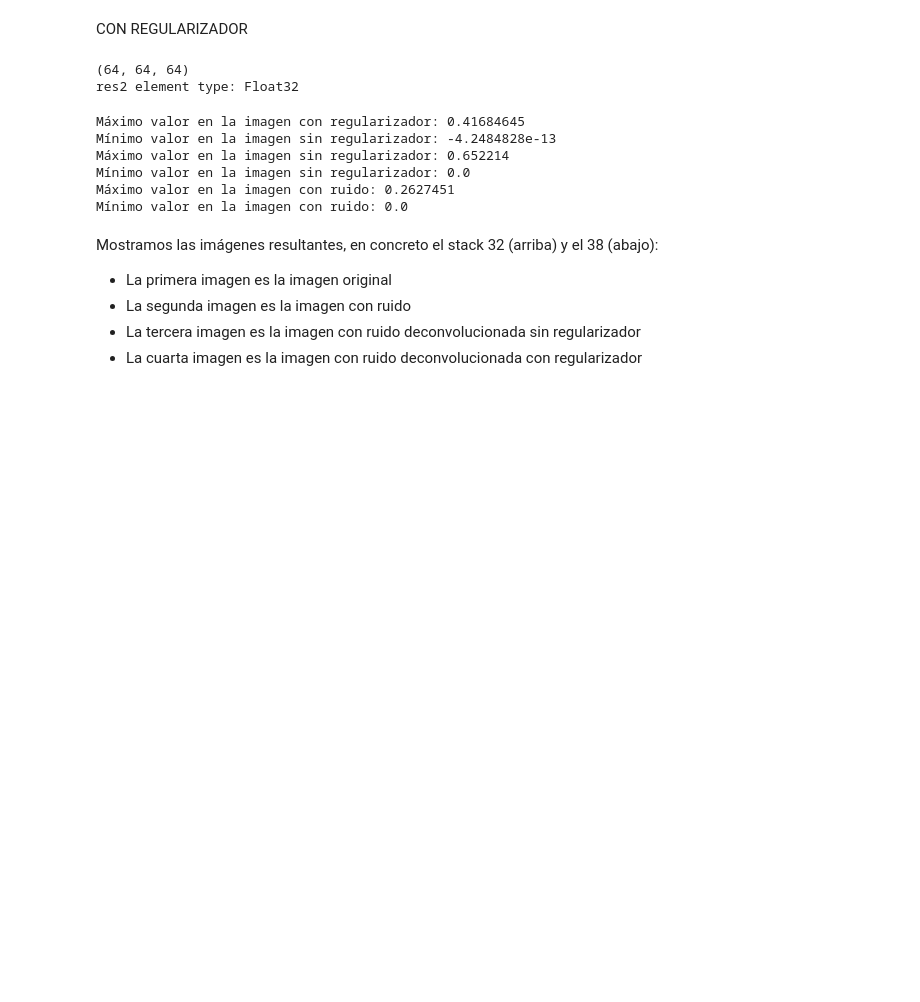
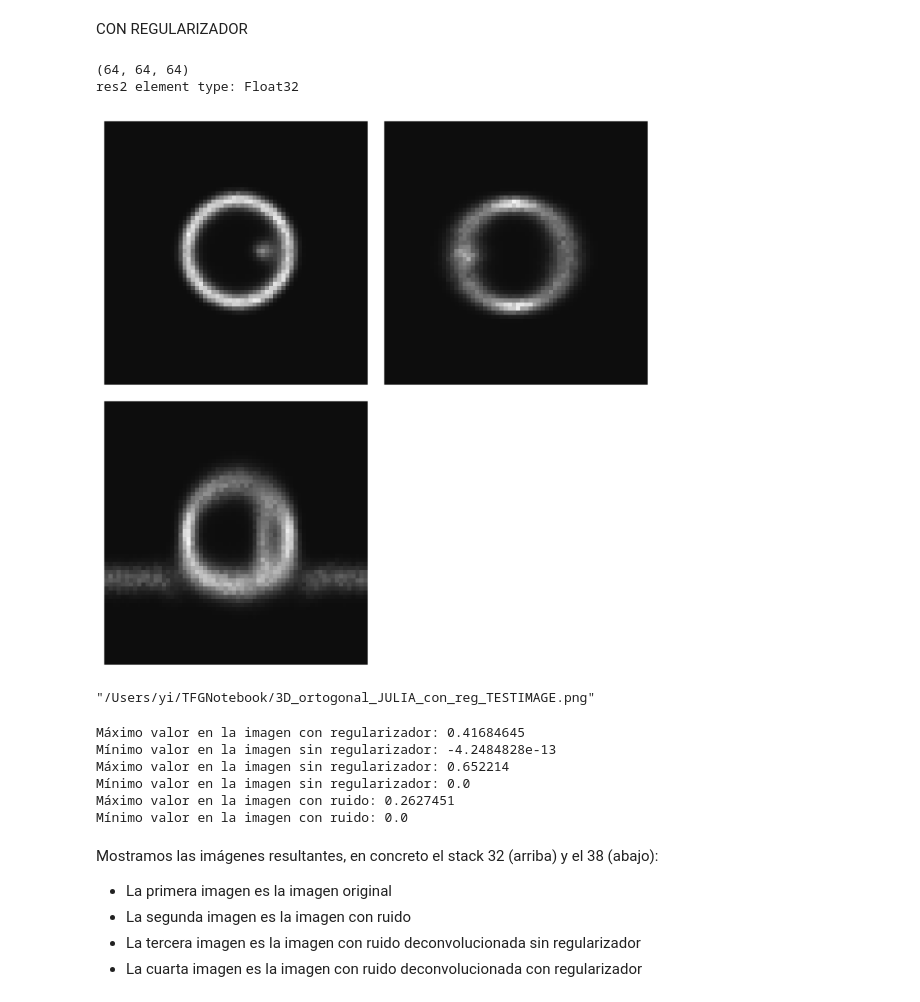
Before and after one commit to Jimena163/TFGNotebook, a Jupyter notebook: 3D_Julia_MAC.ipynb, the cells around one changed output. Saved outputs shown, nothing was run; the diff lists cells and outputs as text; code cells hidden in the pictures; blank space fills up the shorter version.

```diff
--- a/3D_Julia_MAC.ipynb
+++ b/3D_Julia_MAC.ipynb
@@ -308,6 +426,11 @@ println("res2 element type: ", eltype(con_reg))
 # %% [output]
 (64, 64, 64)
 res2 element type: Float32
+# %%
+plot_orthogonal_views(sin_reg, save_path="3D_ortogonal_JULIA_con_reg_TESTIMAGE.png")
+# %% [output]
+[figure, added]
+"/Users/yi/TFGNotebook/3D_ortogonal_JULIA_con_reg_TESTIMAGE.png"
 # %%
 # Verificar valores mínimos y máximos en las matrices resultantes
 println("Máximo valor en la imagen con regularizador: ", maximum(con_reg))
```
Also changed, not shown: parts of 30 cells of this notebook, 36 other files.
